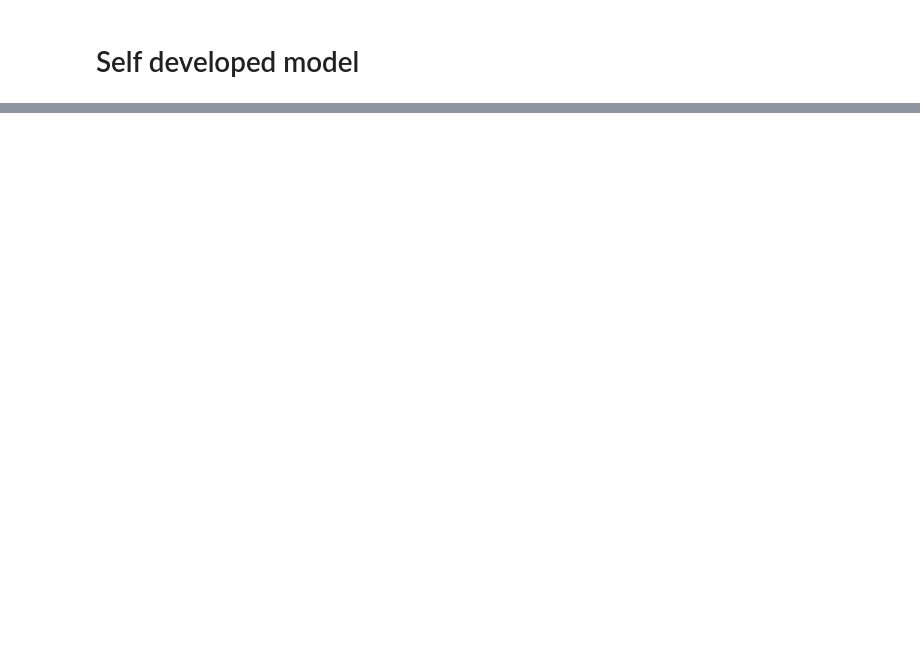
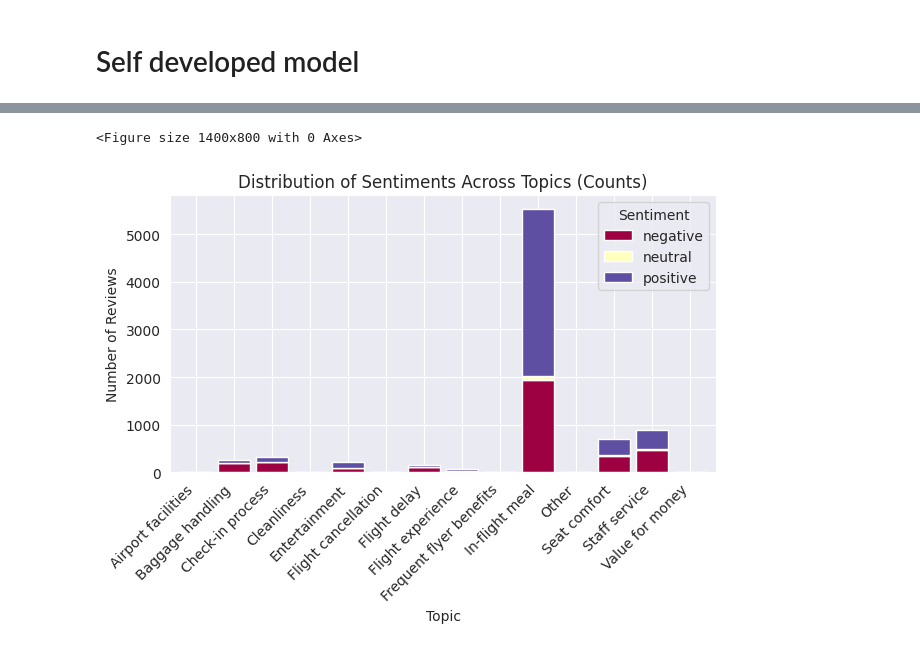
Before and after one commit to harshamathew1/Sentiment_analysis, a Jupyter notebook: project.ipynb, the cells around one changed output, grey strips where cells are left out. Cells and saved outputs as stored; diff of their text form; code cells hidden in the pictures; blank space fills up the shorter version.

```diff
--- a/project.ipynb
+++ b/project.ipynb
@@ -1088,0 +1087,20 @@ plt.show()
+# %%
+df['Sentiment'] = label_encoder.inverse_transform(df['sentiment_encoded'])
+
+# Grouping by Topic and Sentiment to get counts
+topic_sentiment_counts = df.groupby(['Assigned_Topic', 'Sentiment']
+                                    ).size().unstack().fillna(0)
+
+sns.set_palette("Spectral")
+# Plotting the sentiment counts across topics
+plt.figure(figsize=(14, 8))
+topic_sentiment_counts.plot(kind='bar', stacked=True, colormap='Spectral', width=0.85)
+plt.title('Distribution of Sentiments Across Topics (Counts)')
+plt.xlabel('Topic')
+plt.ylabel('Number of Reviews')
+plt.xticks(rotation=45, ha='right')
+plt.tight_layout()
+plt.show()
+# %% [output]
+<Figure size 1400x800 with 0 Axes>
+[figure, added]
```
Also changed, not shown: parts of 18 cells of this notebook.
